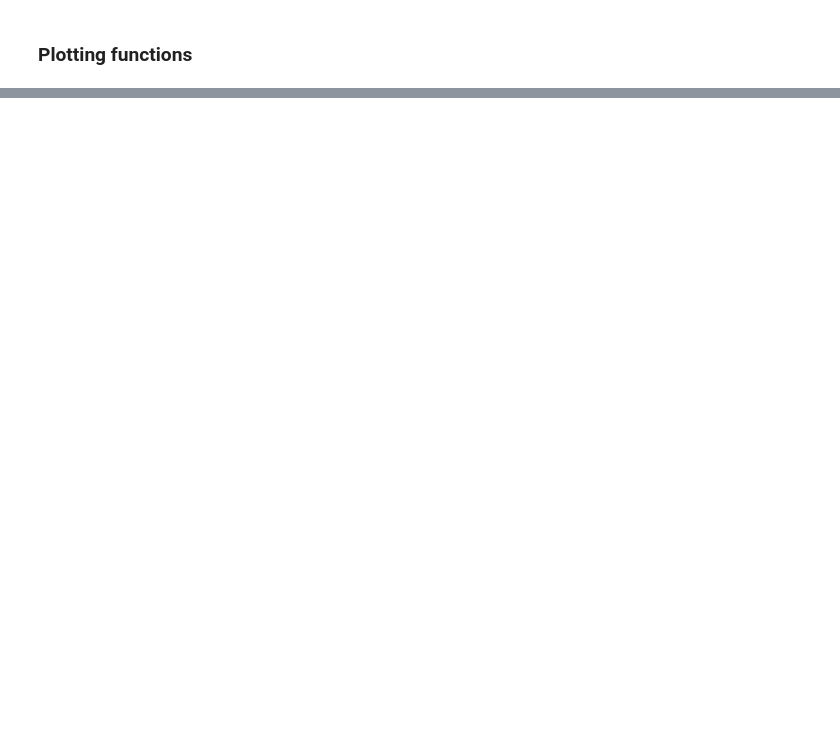
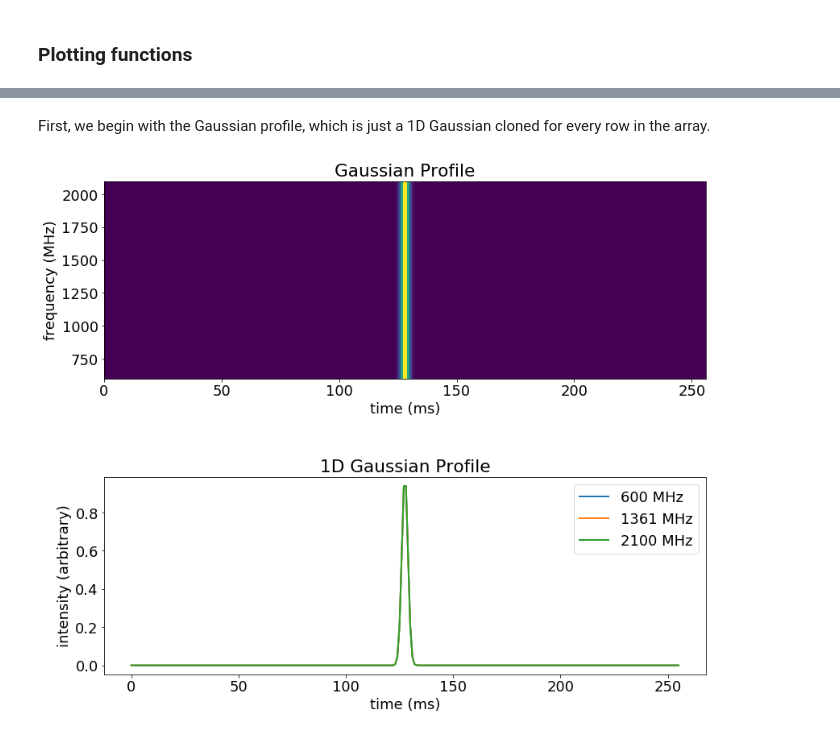
Before and after one commit to DominicL3/hey-aliens, a Jupyter notebook: simulateFRBclassification/FRBs_NN.ipynb, the cells around one changed output, grey strips where cells are left out. Drawn from its saved outputs; the diff is of its cells as text; code cells hidden in the pictures; blank space fills up the shorter version.

```diff
--- a/simulateFRBclassification/FRBs_NN.ipynb
+++ b/simulateFRBclassification/FRBs_NN.ipynb
@@ -162,25 +203,25 @@ class SimulatedFRB(object):
 
         # convolve the two profiles for each frequency
         pulse_prof = np.array([fftconvolve(gaus_prof[i], scat_prof[i])[:self.nt] for i in np.arange(self.shape[0])])
-
         # normalize! high frequencies should have narrower pulses
         pulse_prof /= np.trapz(pulse_prof, axis=1).reshape(-1, 1)
         return pulse_prof
 
     def scintillate(self):
-        """ Include spectral scintillation across the band.
-        Approximate effect as a sinusoid, with a random phase
-        and a random decorrelation bandwidth.
+        """Approximate frequency scintillation as the positive half of
+        a cosine function. Randomize the phase and decorrelation bandwidth.
         """
         # Make location of peaks / troughs random
         scint_phi = np.random.rand()
 
-        # Make number of scintils between 0 and 10 (ish)
+        # Make number of scintils between 0 and 10
         nscint = np.exp(np.random.uniform(np.log(1e-3), np.log(7)))
 
+        # set number of scintillations to 0 if it's below 1
         if nscint < 1:
             nscint = 0
 
+        # make envelope a cosine function
         envelope = np.cos(2 * np.pi * nscint * (self.frequencies / self.f_ref)**-2 + scint_phi)
 
         # set all negative elements to zero and add small factor
@@ -260,0 +308,39 @@ class SimulatedFRB(object):
+# %%
+def plot_simulation_steps(prof_name):
+    """Plot a chosen step of the simulation."""
+    np.random.seed(175)
+    event = SimulatedFRB()
+    event.scintillate()
+
+    profiles = {'Gaussian Profile': event.gaussian_profile(),
+                'Scatter Profile': event.scatter_profile(),
+                'Pulse (No Scintillation)': event.pulse_profile(),
+                'Pulse (With Scintillation)': np.copy(event.FRB)}
+
+    # plot the simulation steps depending on selected profile
+    fig_prof, ax_prof = plt.subplots(nrows=2, ncols=1, figsize=(12, 10))
+    freq_extent = [0, event.nt, event.frequencies[0], event.frequencies[-1]]
+
+    # plotting the data (frequency-time) array
+    ax_prof[0].imshow(profiles[prof_name], origin='lower', extent=freq_extent, aspect='auto')
+    ax_prof[0].set(title=prof_name, xlabel='time (ms)', ylabel='frequency (MHz)')
+
+    # plot 1D profile from the top, middle, and bottom of the array
+    ax_prof[1].plot(profiles[prof_name][0], linewidth=2, label=f'{int(event.frequencies[0])} MHz')
+    ax_prof[1].plot(profiles[prof_name][len(prof_name) // 2], linewidth=2,
+                 label=f'{int(event.frequencies[len(event.frequencies) // 2])} MHz')
+    ax_prof[1].plot(profiles[prof_name][-1], linewidth=2, label=f'{int(event.frequencies[-1])} MHz')
+    ax_prof[1].set(title=f"1D {prof_name}", xlabel='time (ms)', ylabel='intensity (arbitrary)')
+
+    # give it a legend
+    ax_prof[1].legend()
+
+    # make plot spacing all nice
+    fig_prof.tight_layout()
+    fig_prof.subplots_adjust(hspace=0.5)
+# %% [markdown]
+First, we begin with the Gaussian profile, which is just a 1D Gaussian cloned for every row in the array.
+# %%
+plot_simulation_steps('Gaussian Profile')
+# %% [output]
+[figure, added]
```
Also changed, not shown: parts of 86 cells of this notebook, 1 other file.
